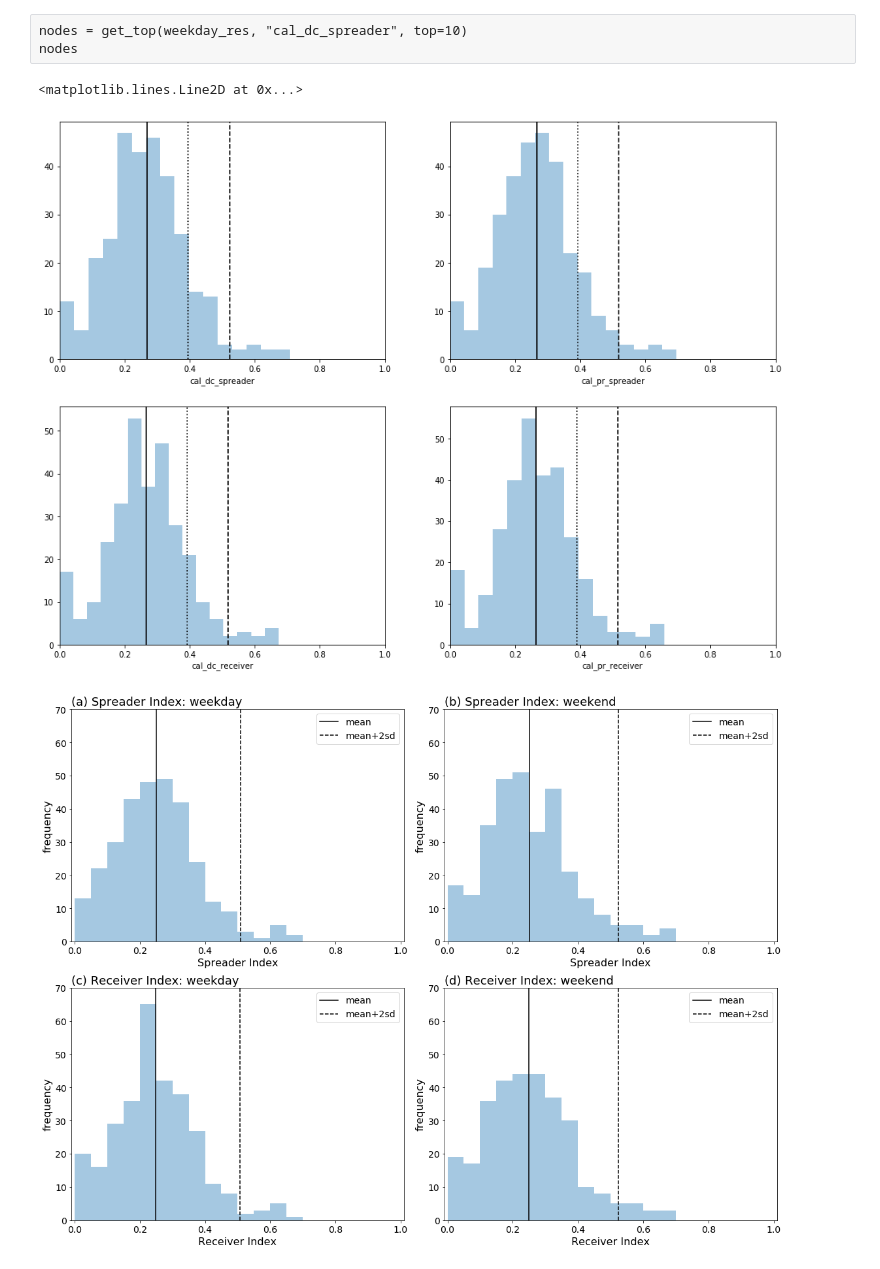
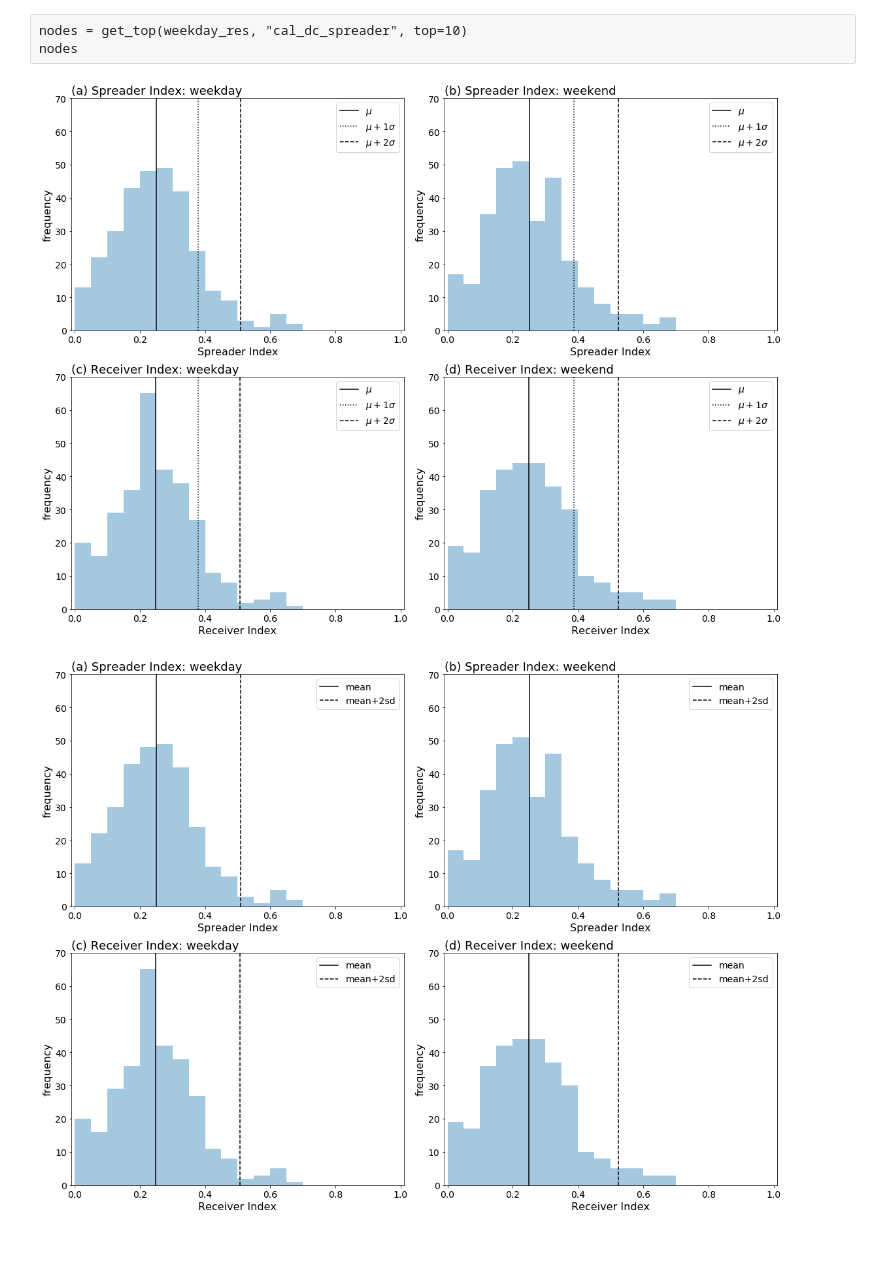
Before and after one commit to wcchin/SG_transit_analysis, a Jupyter notebook: analysis/analyzing_result_pt1.ipynb, the cells around one changed output. Drawn from its saved outputs; the diff is of its cells as text; code cells hidden in the pictures.

Commit message:
added plosone draft and update some figures

```diff
--- a/analysis/analyzing_result_pt1.ipynb
+++ b/analysis/analyzing_result_pt1.ipynb
@@ -187,40 +187,37 @@ draw_parallel(weekend_res, top=5, cols=['cal_dc_spreader', 'cal_pr_spreader', 'c
 # %% [raw]
 nodes = get_top(weekday_res, "cal_dc_spreader", top=10)
 nodes
-# %%
-fig, axg = plt.subplots(2,2, figsize=(16,12))
-axs = axg.flatten()
-ax = axs[0]
-sns.distplot(weekday_res["cal_dc_spreader"], kde=False, ax=ax)
-ax.set_xlim([0,1])
-ax.axvline(x=weekday_res["cal_dc_spreader"].mean(), ls="-", c="k")
-ax.axvline(x=weekday_res["cal_dc_spreader"].mean()+2*weekday_res["cal_dc_spreader"].std(), ls="--", c="k")
-ax.axvline(x=weekday_res["cal_dc_spreader"].mean()+1*weekday_res["cal_dc_spreader"].std(), ls=":", c="k")
-ax.set_xlabel("")
-
-ax = axs[1]
-sns.distplot(weekday_res["cal_pr_spreader"], kde=False, ax=ax)
-ax.set_xlim([0,1])
-ax.axvline(x=weekday_res["cal_pr_spreader"].mean(), ls="-", c="k")
-ax.axvline(x=weekday_res["cal_pr_spreader"].mean()+2*weekday_res["cal_pr_spreader"].std(), ls="--", c="k")
-ax.axvline(x=weekday_res["cal_pr_spreader"].mean()+1*weekday_res["cal_pr_spreader"].std(), ls=":", c="k")
-
-ax = axs[2]
-sns.distplot(weekday_res["cal_dc_receiver"], kde=False, ax=ax)
-ax.set_xlim([0,1])
-ax.axvline(x=weekday_res["cal_dc_receiver"].mean(), ls="-", c="k")
-ax.axvline(x=weekday_res["cal_dc_receiver"].mean()+2*weekday_res["cal_dc_receiver"].std(), ls="--", c="k")
-ax.axvline(x=weekday_res["cal_dc_receiver"].mean()+1*weekday_res["cal_dc_receiver"].std(), ls=":", c="k")
-
-ax = axs[3]
-sns.distplot(weekday_res["cal_pr_receiver"], kde=False, ax=ax)
-ax.set_xlim([0,1])
-ax.axvline(x=weekday_res["cal_pr_receiver"].mean(), ls="-", c="k")
-ax.axvline(x=weekday_res["cal_pr_receiver"].mean()+2*weekday_res["cal_pr_receiver"].std(), ls="--", c="k")
-ax.axvline(x=weekday_res["cal_pr_receiver"].mean()+1*weekday_res["cal_pr_receiver"].std(), ls=":", c="k")
-# %% [output]
-<matplotlib.lines.Line2D at 0x...>
-[figure, removed]
+# %%
+fig, axg = plt.subplots(2,2, figsize=(16,12))
+axs = axg.flatten()
+
+dfs = [weekday_res, weekend_res, weekday_res, weekend_res]
+cols = ["cal_dc_spreader", "cal_dc_spreader", "cal_dc_receiver", "cal_dc_receiver"]
+labs = "abcd"
+labs2 = ["Spreader Index: weekday", "Spreader Index: weekend", "Receiver Index: weekday", "Receiver Index: weekend"]
+xlabs = ["Spreader Index", "Spreader Index", "Receiver Index", "Receiver Index"]
+for i in range(4):
+    ax = axs[i]
+    this_df = dfs[i]
+    this_col = cols[i]
+    sns.distplot(this_df[this_col], kde=False, ax=ax, bins=[ i*0.05 for i in range(21) ])
+    ax.set_xlim([-0.01,1.01])
+    ax.set_ylim([-0.01,70.01])
+    ax.set_xticks([ i*0.2 for i in range(6) ])
+    ax.set_xticklabels([ round(i*0.2, 1) for i in range(6) ], fontsize=14)
+    ax.set_yticks([ i*10 for i in range(8) ])
+    ax.set_yticklabels([ i*10 for i in range(8) ], fontsize=14)
+    l0 = ax.axvline(x=this_df[this_col].mean(), ls="-", c="k", label="$\mu$")
+    l2 = ax.axvline(x=this_df[this_col].mean()+1*this_df[this_col].std(), ls=":", c="k", label="$\mu+1\sigma$")
+    l1 = ax.axvline(x=this_df[this_col].mean()+2*this_df[this_col].std(), ls="--", c="k", label="$\mu+2\sigma$")
+    ax.set_title("({}) {}".format(labs[i], labs2[i]), loc="left", fontsize=18)
+    ax.set_xlabel(xlabs[i], fontsize=16)
+    ax.set_ylabel("frequency", fontsize=16)
+    ax.legend(fontsize=14)
+plt.tight_layout()
+plt.savefig("figs/SR_index_threevlines.png", dpi=100, bbox_inches="tight")
+# %% [output]
+[figure, added]
 # %%
 fig, axg = plt.subplots(2,2, figsize=(16,12))
 axs = axg.flatten()
```
Also changed, not shown: parts of 1 cell of this notebook, 48 other files.
